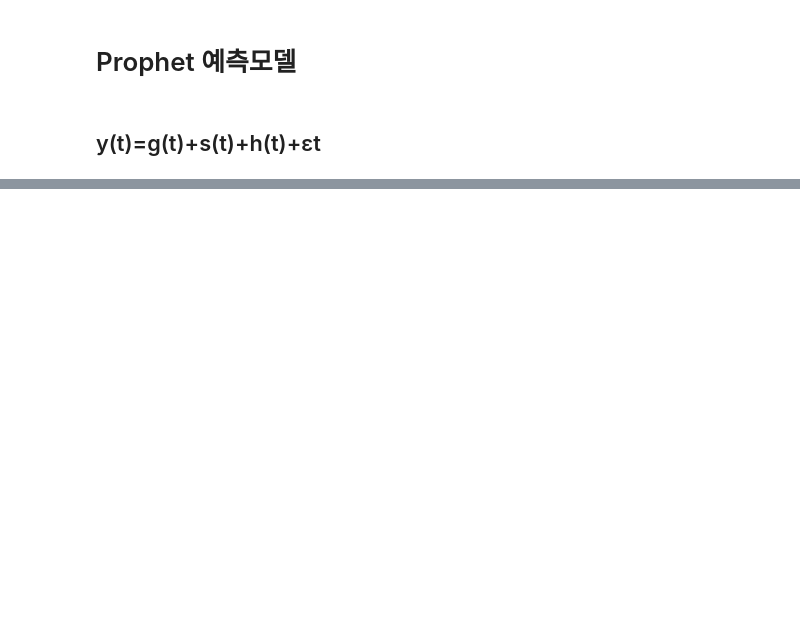
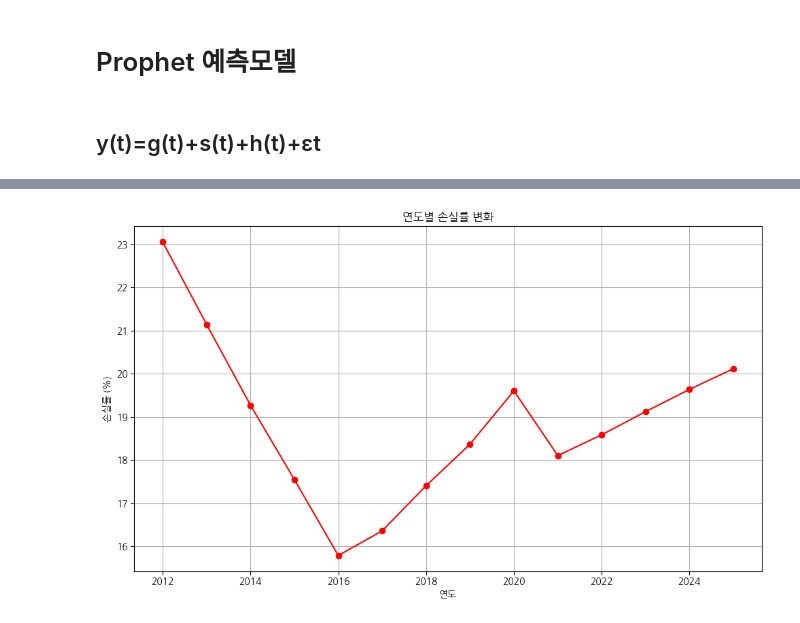
Before and after one commit to leesh0806/pig-management, a Jupyter notebook: analysis/pig_prophet_msy.ipynb, the cells around one changed output, grey strips where cells are left out. Cells and saved outputs as stored; diff of their text form; code cells hidden in the pictures; blank space fills up the shorter version.

```diff
--- a/analysis/pig_prophet_msy.ipynb
+++ b/analysis/pig_prophet_msy.ipynb
@@ -116,0 +363,15 @@ forecast_iyu.to_csv('../../data/pigmom_data/forecast_iyu.csv', index=False)
+# %%
+# 손실률 계산 및 추가
+merged_df['손실률(%)'] = 100 - merged_df['육성율(%)']
+
+# 그래프 그리기
+plt.figure(figsize=(10, 6))
+plt.plot(merged_df['year'], merged_df['손실률(%)'], marker='o', color = 'red')
+plt.title('연도별 손실률 변화')
+plt.xlabel('연도')
+plt.ylabel('손실률 (%)')
+plt.grid(True)
+plt.tight_layout()
+plt.show()
+# %% [output]
+[figure, added]
```
Also changed, not shown: parts of 33 cells of this notebook, 6 other files.
